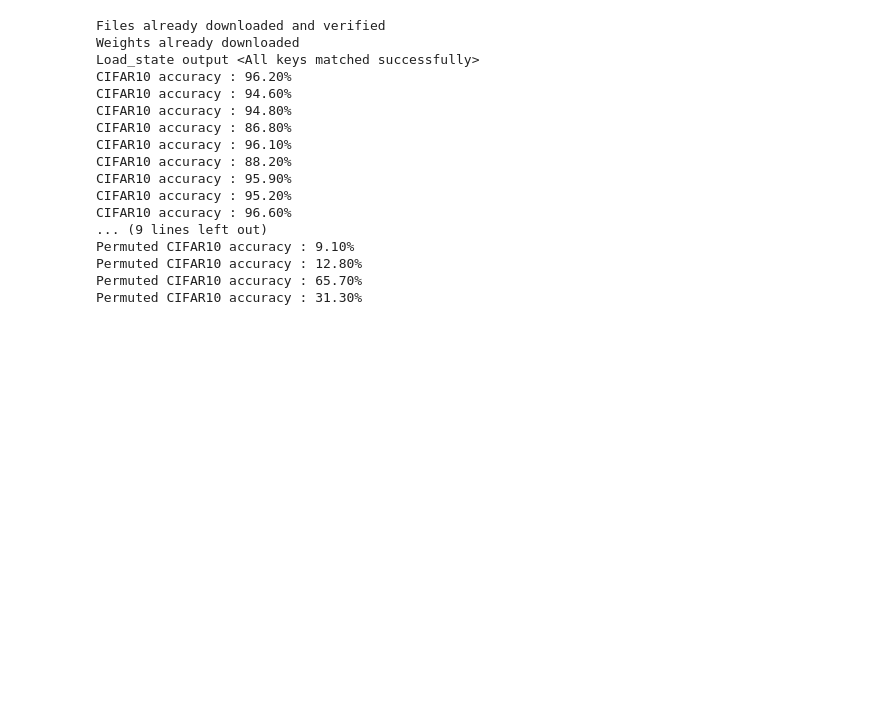
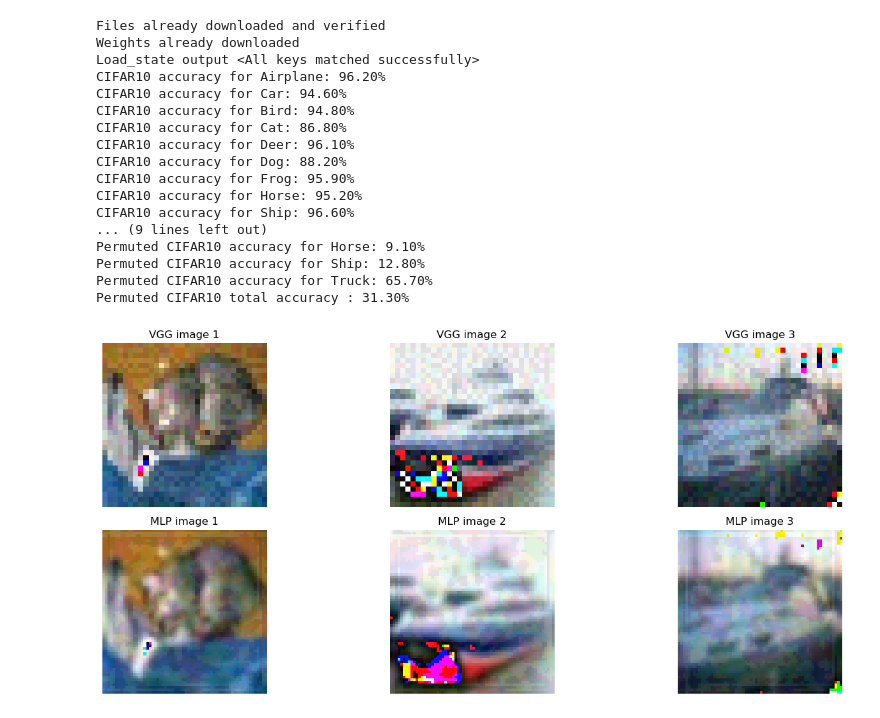
Before and after one commit to V-G-spec/DLProject-MLP, a Jupyter notebook: Experiments/Charles/MLP/cifar-10_MLP.ipynb, the cells around one changed output. Cells and saved outputs as stored; diff of their text form; code cells hidden in the pictures; blank space fills up the shorter version.

```diff
--- a/Experiments/Charles/MLP/cifar-10_MLP.ipynb
+++ b/Experiments/Charles/MLP/cifar-10_MLP.ipynb
@@ -21,6 +21,10 @@ checkpoint = 'in21k_cifar10'        # This means you want the network pre-traine
 
 # Set device to GPU if available, otherwise use CPU
 device = torch.device("cuda" if torch.cuda.is_available() else "cpu")
+
+# -------- list of altered datasets -------
+altered_datasets = ['cifar10_permuted_block_size_8.pth', 'cifar10_permuted_block_size_16.pth', 'cifar10_fgsa_VGG.pth', 'cifar10_fgsa_MLP.pth']
+
 
 # ---------- Load the CIFAR-10 test dataset -------------
 
@@ -53,7 +57,7 @@ class CustomDataset(Dataset):
         return image, label
 
 # Load the dataset dictionary
-loaded_dataset = torch.load('cifar10_permuted_block_size_8.pth')
+loaded_dataset = torch.load(altered_datasets[0])
 
 # Create an instance of the CustomDataset
 permuted_dataset = CustomDataset(loaded_dataset, transform = transform)
@@ -112,17 +116,54 @@ accuracy_calc(permuted_loader, classes, 'Permuted CIFAR10')
 Files already downloaded and verified
 Weights already downloaded
 Load_state output <All keys matched successfully>
-CIFAR10 accuracy : 96.20%
-CIFAR10 accuracy : 94.60%
-CIFAR10 accuracy : 94.80%
-CIFAR10 accuracy : 86.80%
-CIFAR10 accuracy : 96.10%
-CIFAR10 accuracy : 88.20%
-CIFAR10 accuracy : 95.90%
-CIFAR10 accuracy : 95.20%
-CIFAR10 accuracy : 96.60%
+CIFAR10 accuracy for Airplane: 96.20%
+CIFAR10 accuracy for Car: 94.60%
+CIFAR10 accuracy for Bird: 94.80%
+CIFAR10 accuracy for Cat: 86.80%
+CIFAR10 accuracy for Deer: 96.10%
+CIFAR10 accuracy for Dog: 88.20%
+CIFAR10 accuracy for Frog: 95.90%
+CIFAR10 accuracy for Horse: 95.20%
+CIFAR10 accuracy for Ship: 96.60%
 ... (9 lines left out)
-Permuted CIFAR10 accuracy : 9.10%
-Permuted CIFAR10 accuracy : 12.80%
-Permuted CIFAR10 accuracy : 65.70%
-Permuted CIFAR10 accuracy : 31.30%
+Permuted CIFAR10 accuracy for Horse: 9.10%
+Permuted CIFAR10 accuracy for Ship: 12.80%
+Permuted CIFAR10 accuracy for Truck: 65.70%
+Permuted CIFAR10 total accuracy : 31.30%
+# %%
+import matplotlib.pyplot as plt
+import numpy as np
+
+loaded_dataset_0 = torch.load(altered_datasets[-2])
+loaded_dataset_1 = torch.load(altered_datasets[-1])
+altered_dataset_0 = CustomDataset(loaded_dataset_0, transform = None)
+altered_dataset_1 = CustomDataset(loaded_dataset_1, transform = None)
+
+original = altered_dataset_0[0][0]
+altered = altered_dataset_1[0][0]
+
+
+# Create a subplot for each image
+fig, axes = plt.subplots(2, 3, figsize=(15, 6))
+
+for i in range(3):
+    # Original image
+    original_image, _ = altered_dataset_0[i]
+    axes[0, i].imshow(np.array(original_image))
+    axes[0, i].set_title(f'VGG image {i + 1}')
+
+    # Altered image
+    altered_image, _ = altered_dataset_1[i]
+    axes[1, i].imshow(np.array(altered_image))
+    axes[1, i].set_title(f'MLP image {i + 1}')
+
+# Hide the axes
+for ax in axes.flatten():
+    ax.axis('off')
+
+plt.tight_layout()
+plt.show()
+
+#print(np.array(original_image) - np.array(altered_image))
+# %% [output]
+[figure, added]
```
Also changed, not shown: 7 other files.
